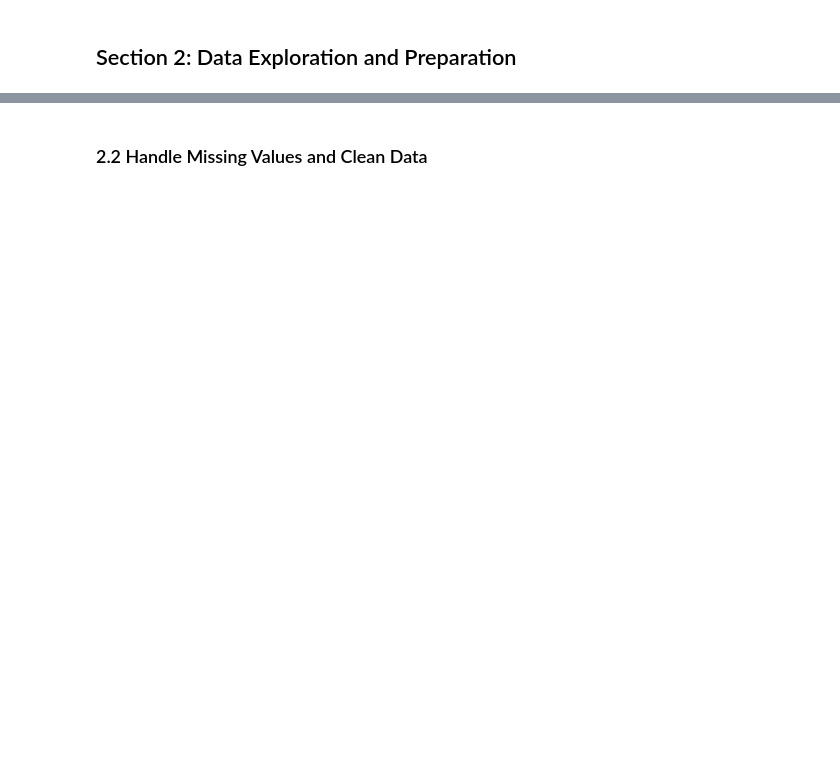
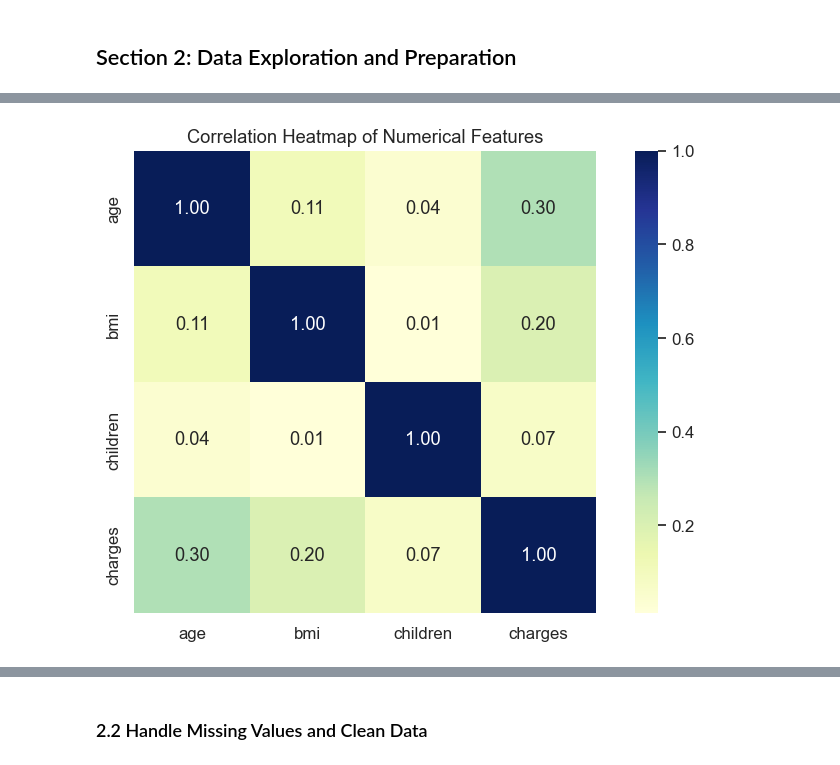
Before and after one commit to ericmeyer1/ml_regression_eric, a Jupyter notebook: ml_regression_eric.ipynb, the cells around one changed output, grey strips where cells are left out. Cells and saved outputs as stored; diff of their text form; code cells hidden in the pictures; blank space fills up the shorter version.

```diff
--- a/ml_regression_eric.ipynb
+++ b/ml_regression_eric.ipynb
@@ -141,0 +154,9 @@ plt.show()
+# %%
+# 4. Heatmap of correlations
+plt.figure(figsize=(10, 6))
+corr = df[['age', 'bmi', 'children', 'charges']].corr()
+sns.heatmap(corr, annot=True, cmap='YlGnBu', fmt='.2f', square=True)
+plt.title('Correlation Heatmap of Numerical Features')
+plt.show()
+# %% [output]
+[figure, added]
```
Also changed, not shown: parts of 17 cells of this notebook.
